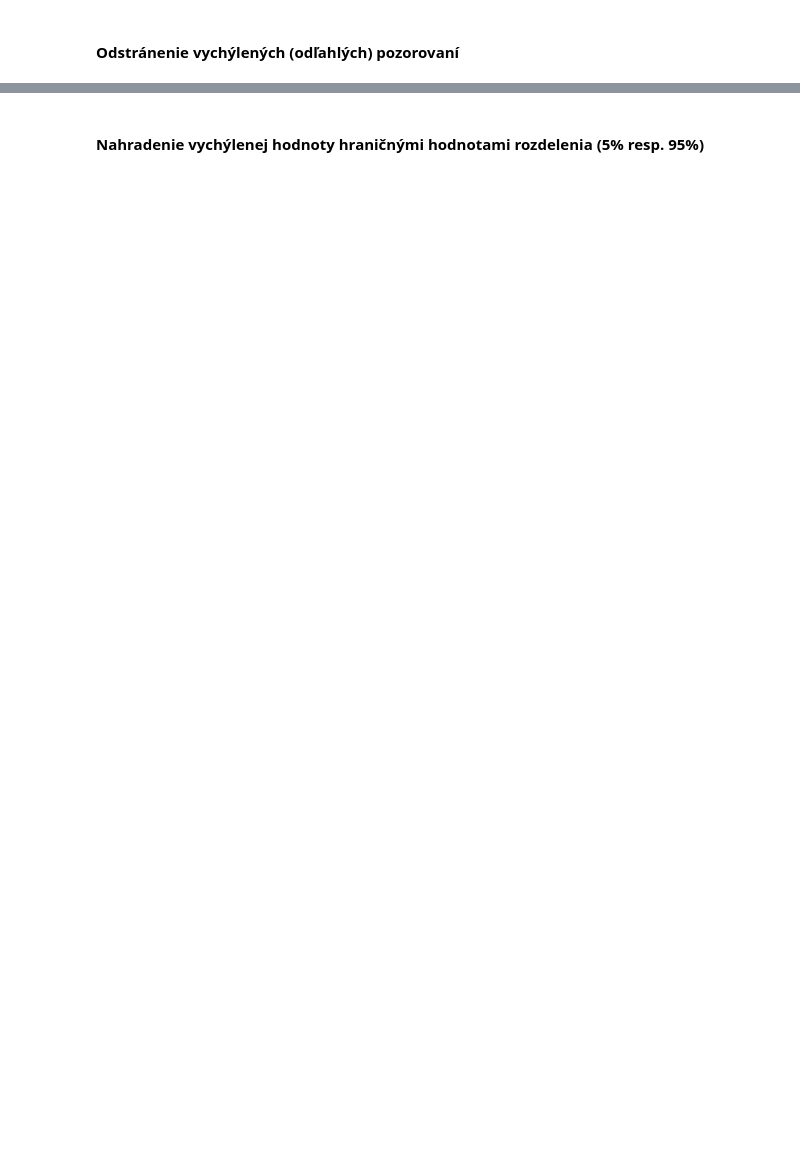
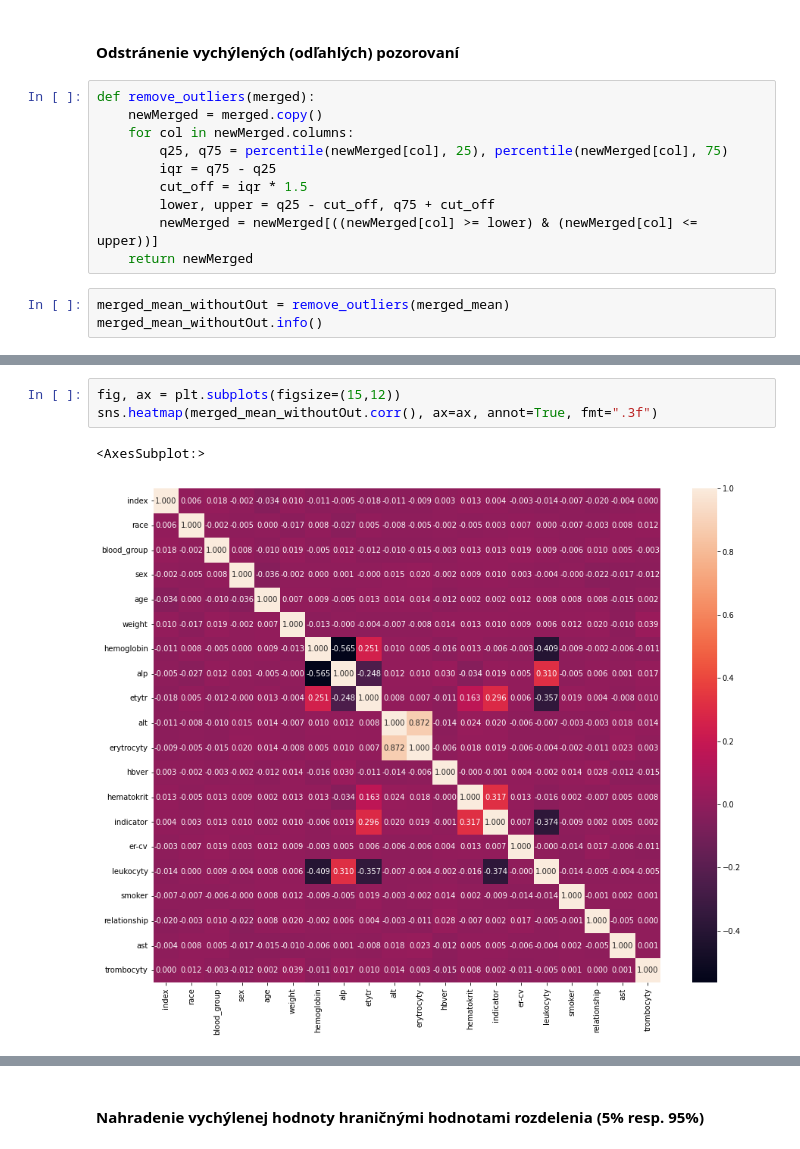
Before and after one commit to psmrecek/IAU-Projekt-ZS2021, a Jupyter notebook: Fáza 2 - Smreček.ipynb, the cells around one changed output, grey strips where cells are left out. Cells and saved outputs as stored; diff of their text form; blank space fills up the shorter version.

Commit message:
Outliers replaced by 5% or 95%

```diff
--- a/Fáza 2 - Smreček.ipynb
+++ b/Fáza 2 - Smreček.ipynb
@@ -366,2 +388,15 @@ def identify_outliers(merged, col):
 # %% [markdown]
 #### Odstránenie vychýlených (odľahlých) pozorovaní
+# %%
+def remove_outliers(merged):
+    newMerged = merged.copy()
+    for col in newMerged.columns:
+        q25, q75 = percentile(newMerged[col], 25), percentile(newMerged[col], 75)
+        iqr = q75 - q25
+        cut_off = iqr * 1.5
+        lower, upper = q25 - cut_off, q75 + cut_off
+        newMerged = newMerged[((newMerged[col] >= lower) & (newMerged[col] <= upper))]
+    return newMerged
+# %%
+merged_mean_withoutOut = remove_outliers(merged_mean)
+merged_mean_withoutOut.info()
@@ -367,0 +421,6 @@ def identify_outliers(merged, col):
+# %%
+fig, ax = plt.subplots(figsize=(15,12))
+sns.heatmap(merged_mean_withoutOut.corr(), ax=ax, annot=True, fmt=".3f")
+# %% [output]
+<AxesSubplot:>
+[figure, added]
```
Also changed, not shown: parts of 10 cells of this notebook.
